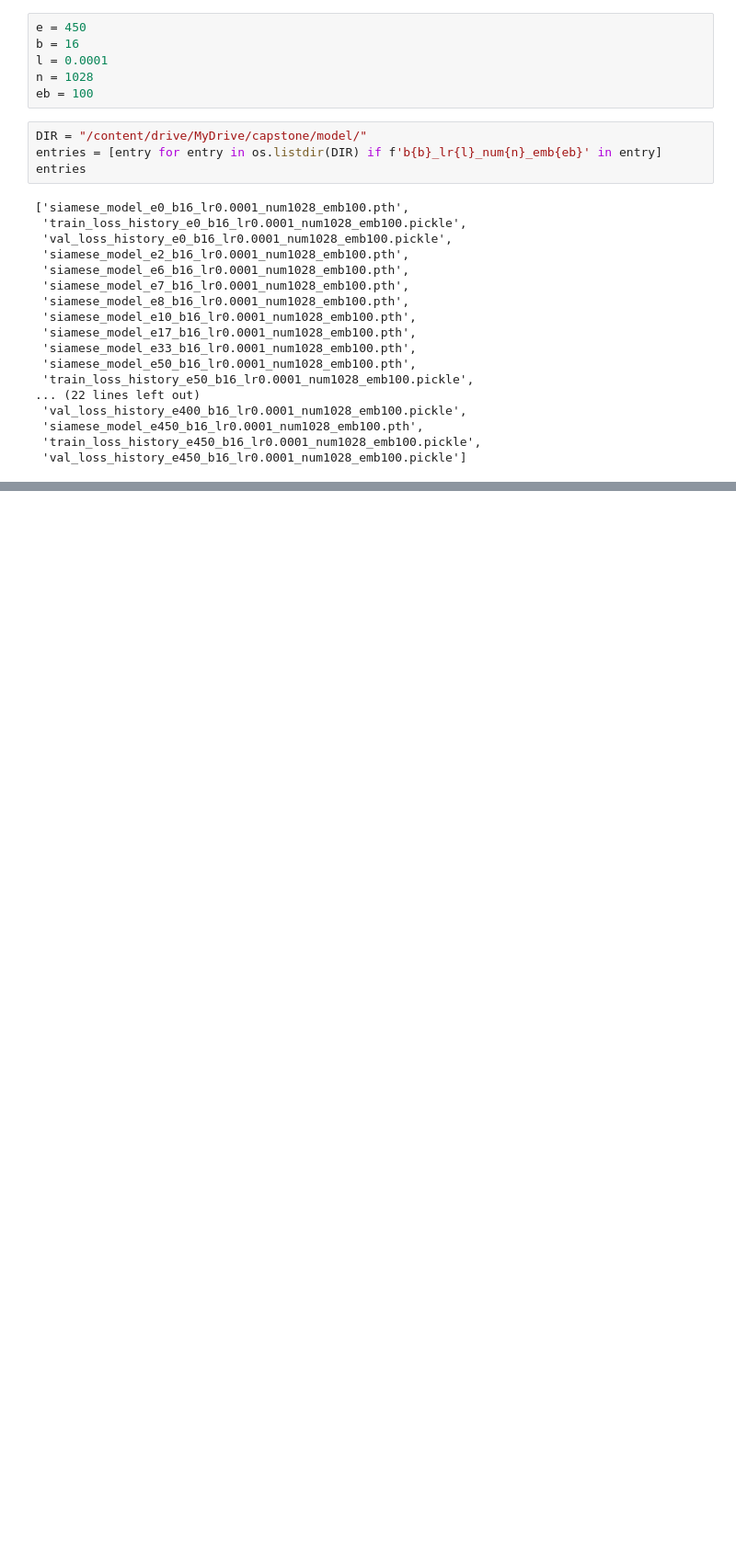
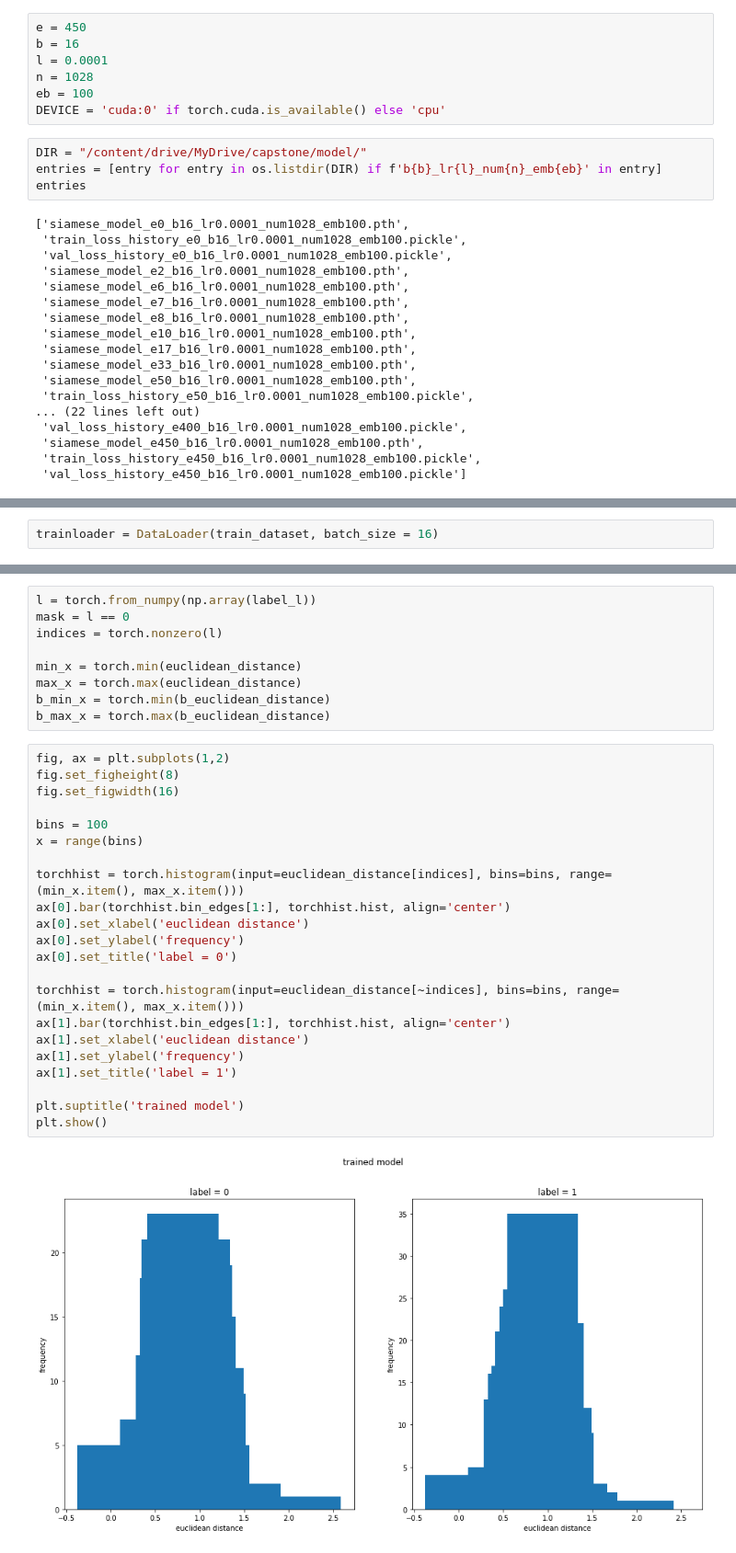
Before and after one commit to rchllllll/cp5105-capstone-proj, a Jupyter notebook: visualisation.ipynb, the cells around one changed output, grey strips where cells are left out. Shown: that part at 92% size. Drawn from its saved outputs; the diff is of its cells as text; blank space fills up the shorter version.

```diff
--- a/visualisation.ipynb
+++ b/visualisation.ipynb
@@ -41,6 +41,7 @@ b = 16
 l = 0.0001
 n = 1028
 eb = 100
+DEVICE = 'cuda:0' if torch.cuda.is_available() else 'cpu'
 # %%
 DIR = "/content/drive/MyDrive/capstone/model/"
 entries = [entry for entry in os.listdir(DIR) if f'b{b}_lr{l}_num{n}_emb{eb}' in entry]
@@ -83,0 +100,2 @@ plt.show()
+# %%
+trainloader = DataLoader(train_dataset, batch_size = 16)
@@ -83,0 +135,33 @@ plt.show()
+# %%
+l = torch.from_numpy(np.array(label_l))
+mask = l == 0
+indices = torch.nonzero(l)
+
+min_x = torch.min(euclidean_distance)
+max_x = torch.max(euclidean_distance)
+b_min_x = torch.min(b_euclidean_distance)
+b_max_x = torch.max(b_euclidean_distance)
+# %%
+fig, ax = plt.subplots(1,2)
+fig.set_figheight(8)
+fig.set_figwidth(16)
+
+bins = 100
+x = range(bins)
+
+torchhist = torch.histogram(input=euclidean_distance[indices], bins=bins, range=(min_x.item(), max_x.item()))
+ax[0].bar(torchhist.bin_edges[1:], torchhist.hist, align='center')
+ax[0].set_xlabel('euclidean distance')
+ax[0].set_ylabel('frequency')
+ax[0].set_title('label = 0')
+
+torchhist = torch.histogram(input=euclidean_distance[~indices], bins=bins, range=(min_x.item(), max_x.item()))
+ax[1].bar(torchhist.bin_edges[1:], torchhist.hist, align='center')
+ax[1].set_xlabel('euclidean distance')
+ax[1].set_ylabel('frequency')
+ax[1].set_title('label = 1')
+
+plt.suptitle('trained model')
+plt.show()
+# %% [output]
+[figure, added]
```
Also changed, not shown: parts of 17 cells of this notebook.
